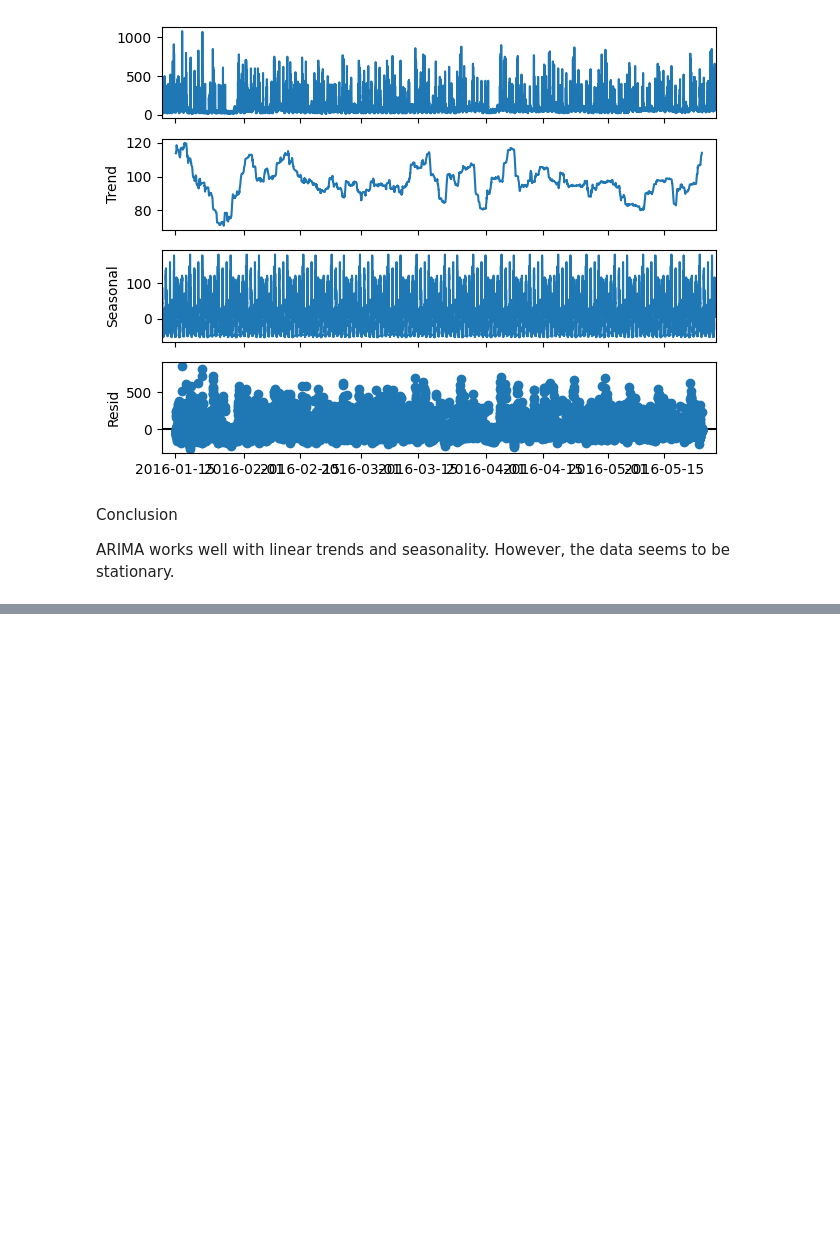
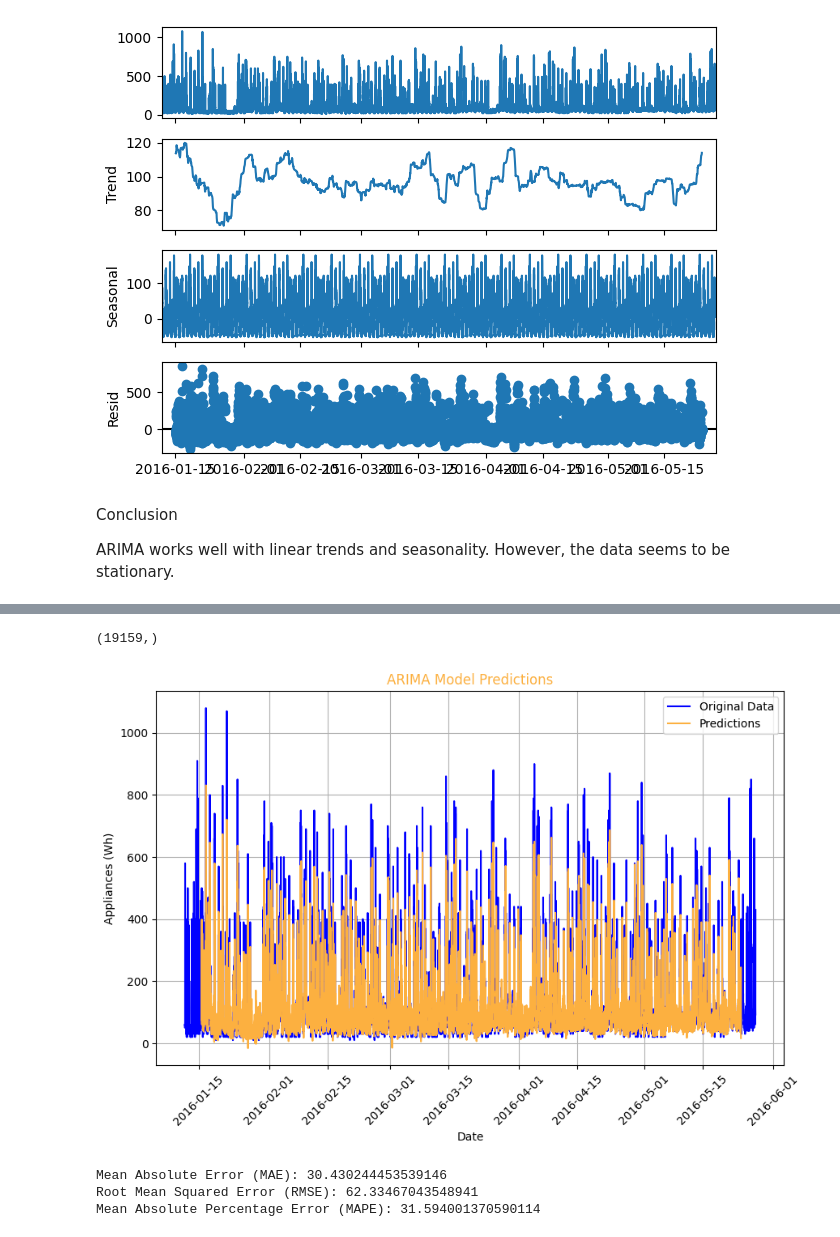
Before and after one commit to EduardoJMatosRomero/EduardoJulianMatosRomero_DCA_DVT_MLB_HCI, a Jupyter notebook: EduardoJulianMatosRomero_DCA_DVT_MLB_HCI.ipynb, the cells around one changed output, grey strips where cells are left out. Drawn from its saved outputs; the diff is of its cells as text; code cells hidden in the pictures; blank space fills up the shorter version.

```diff
--- a/EduardoJulianMatosRomero_DCA_DVT_MLB_HCI.ipynb
+++ b/EduardoJulianMatosRomero_DCA_DVT_MLB_HCI.ipynb
@@ -505,0 +545,7 @@ NameError: name 'residual' is not defined
+# %%
+# Choosing a later period of time to make predictions
+start_time = "2016-01-15 17:00:00"
+end_time = "2016-05-27 18:00:00"
+
+# Making predictions
+predictions = results_AR.predict(start=start_time, end=end_time, dynamic=False)
@@ -505,0 +567,51 @@ NameError: name 'residual' is not defined
+# %%
+# Adding back trend + seasonal components to the predictions
+final_predictions = predictions + trend[start_time:end_time] + seasonal[start_time:end_time]
+
+# Checking the shape of the final predictions
+print(final_predictions.shape)
+# %% [output]
+(19159,)
+# %%
+# Defining the color for the predictions
+springboard_color = "#FCB040"
+
+plt.figure(figsize=(10, 6))  # Set the figure size
+
+# Plotting original data
+plt.plot(df['date'], df['Appliances'], label='Original Data', color='blue')
+
+# Plotting predictions
+plt.plot(final_predictions.index, final_predictions, color=springboard_color, label='Predictions')
+
+# Setting labels and title
+plt.xlabel('Date')
+plt.ylabel('Appliances (Wh)')
+plt.title('ARIMA Model Predictions', color=springboard_color)
+
+# Adding legend
+plt.legend()
+plt.xticks(rotation=45)  # Rotate x-axis labels for better readability
+plt.grid(True)  # Add gridlines
+
+# Showing plot
+plt.show()
+# %% [output]
+[figure, added]
+# %%
+# Subset the data for the prediction period
+data_subset = data_arima['Appliances'][start_time:end_time]
+
+# Calculating MAE, RMSE, and MAPE
+mae = np.mean(np.abs(data_subset - final_predictions))
+rmse = np.sqrt(np.mean((data_subset - final_predictions) ** 2))
+mape = np.mean(np.abs((data_subset - final_predictions) / data_subset)) * 100
+
+# Printting the evaluation metrics
+print("Mean Absolute Error (MAE):", mae)
+print("Root Mean Squared Error (RMSE):", rmse)
+print("Mean Absolute Percentage Error (MAPE):", mape)
+# %% [output]
+Mean Absolute Error (MAE): 30.430244453539146
+Root Mean Squared Error (RMSE): 62.33467043548941
+Mean Absolute Percentage Error (MAPE): 31.594001370590114
```
Also changed, not shown: parts of 40 cells of this notebook, 1 other file.
